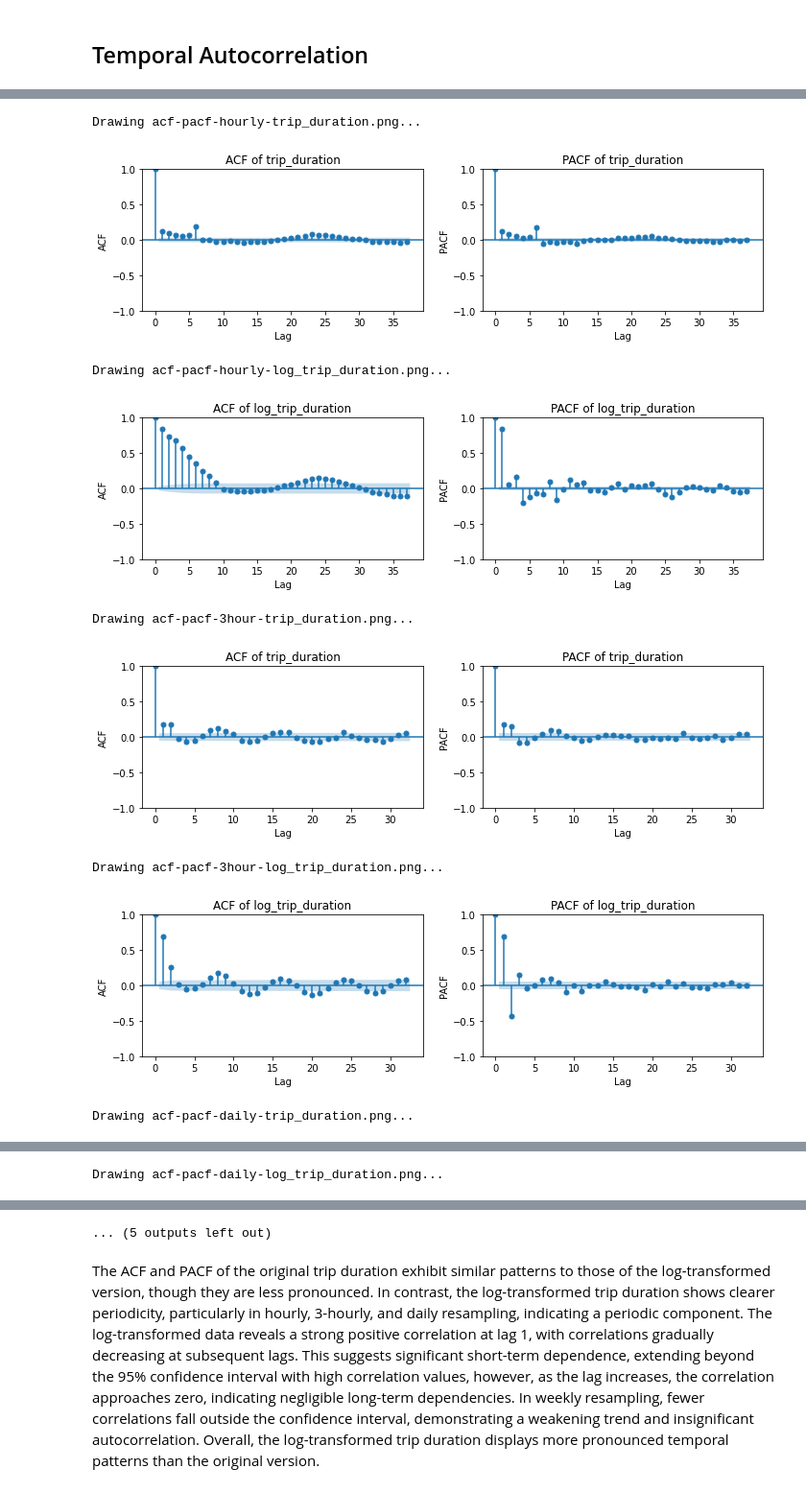
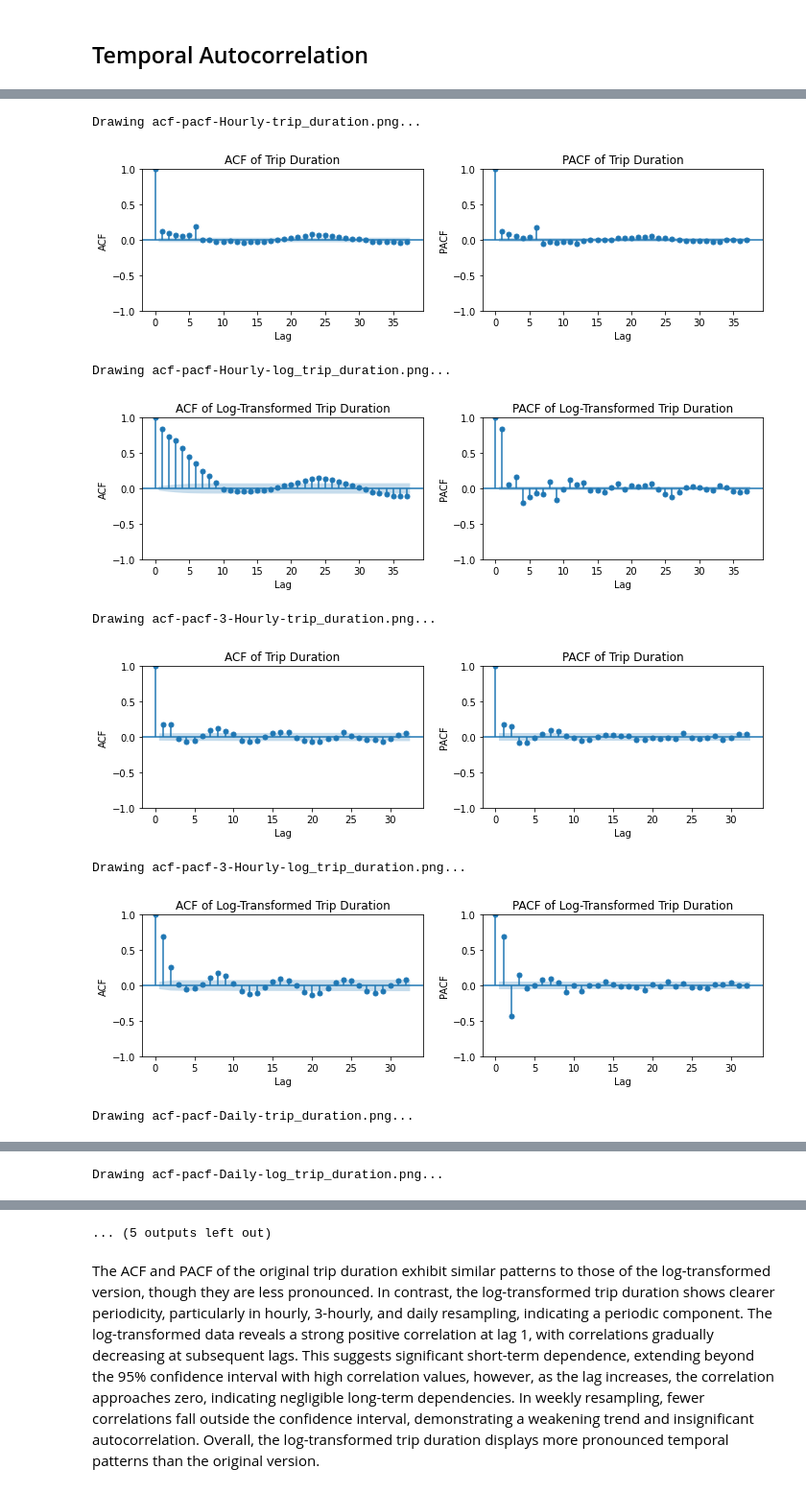
Before and after one commit to Qi-YOU/CEGE0042-STDM, a Jupyter notebook: autocorrelation.ipynb, the cells around one changed output, grey strips where cells are left out. Shown: that part at 96% size. Cells and saved outputs as stored; diff of their text form; code cells hidden in the pictures.

```diff
--- a/autocorrelation.ipynb
+++ b/autocorrelation.ipynb
@@ -150,7 +150,7 @@ Wall time: 1.1 s
 # %%
 %%time
 
-def plot_acf_pacf(df, col_name, save_name=None):
+def plot_acf_pacf(df, col_name, save_name=None, general_title=None):
     """
     Plots and saves the ACF and PACF of the specified column in the dataframe.
 
@@ -159,6 +159,7 @@ def plot_acf_pacf(df, col_name, save_name=None):
     col_name (str): The column name to plot the ACF and PACF for.
     save_name (str): The filename (without path) to save the resulting PNG file.
                      If None, uses the column name as default.
+    general_title (str): A general title for the entire figure. If None, no title is added.
     """
     # Create the 'images' directory if it doesn't exist
     if not os.path.exists("images"):
@@ -168,13 +169,21 @@ def plot_acf_pacf(df, col_name, save_name=None):
     if save_name is None:
         save_name = f"acf-pacf-{col_name}.png"
 
+    # Convert Col Names into Titles
+    if col_name == "trip_duration":
+        col_title = "Trip Duration"
+    elif col_name == "log_trip_duration":
+        col_title = "Log-Transformed Trip Duration"
+    else:
+        raise ValueError("col_name not handled!")
+
     # Set the full save path in the images folder
     save_path = os.path.join("images", save_name)
 
     fig, axes = plt.subplots(1, 2, figsize=(10, 3))
 
-    plot_acf(df[col_name], ax=axes[0], title=f"ACF of {col_name}")
-    plot_pacf(df[col_name], ax=axes[1], title=f"PACF of {col_name}")
+    plot_acf(df[col_name], ax=axes[0], title=f"ACF of {col_title}")
+    plot_pacf(df[col_name], ax=axes[1], title=f"PACF of {col_title}")
 
     # Adding labels to the ACF and PACF
     axes[0].set_xlabel("Lag")
@@ -182,8 +191,12 @@ def plot_acf_pacf(df, col_name, save_name=None):
     axes[1].set_xlabel("Lag")
     axes[1].set_ylabel("PACF")
 
+    # Adding a general title if passed
+    if general_title:
+        fig.suptitle(general_title, fontsize=16)
+
     fig.tight_layout()
-    plt.savefig(save_path)
+    plt.savefig(save_path, dpi=300,  bbox_inches='tight')
     plt.show()
 # %% [output]
 CPU times: user 3 µs, sys: 1 µs, total: 4 µs
@@ -191,32 +204,46 @@ Wall time: 17.2 µs
 # %%
 %%time
 
 # List of resampled dataframes
 resampled_datasets = {
-    "hourly": resampled_data_hourly,
-    "3hour": resampled_data_3hour,
-    "daily": resampled_data_daily,
-    "weekly": resampled_data_weekly
+    "Hourly": resampled_data_hourly,
+    "3-Hourly": resampled_data_3hour,
+    "Daily": resampled_data_daily,
+    "Weekly": resampled_data_weekly
 }
 
 # List of columns to plot
 columns_to_plot = ["trip_duration", "log_trip_duration"]
 
+# Set global font size for all plot elements
+plt.rcParams.update({'font.size': 14})  # Update all font sizes to 14
+
 # Loop through each resampled dataset and column
 for resample_name, resampled_df in resampled_datasets.items():
     for col_name in columns_to_plot:
         save_name = f"acf-pacf-{resample_name}-{col_name}.png"
+
+        # Create the general title
+        if col_name == "log_trip_duration":
+            general_title = f"ACF and PACF for Logged Trip Duration for {resample_name.capitalize()} Resampled Data"
+        else:
+            general_title = f"ACF and PACF for Trip Duration for {resample_name.capitalize()} Resampled Data"
+
         print(f"Drawing {save_name}...")
-        plot_acf_pacf(resampled_df, col_name, save_name)
+        plot_acf_pacf(resampled_df, col_name, save_name, general_title=None)
+
+
+# Reset global font size for all plot elements
+plt.rcParams.update({'font.size': 12})  # Update all font sizes to 12
 # %% [output]
-Drawing acf-pacf-hourly-trip_duration.png...
+Drawing acf-pacf-Hourly-trip_duration.png...
 [figure]
-Drawing acf-pacf-hourly-log_trip_duration.png...
+Drawing acf-pacf-Hourly-log_trip_duration.png...
-[figure, old version]
+[figure, new version]
-Drawing acf-pacf-3hour-trip_duration.png...
+Drawing acf-pacf-3-Hourly-trip_duration.png...
 [figure]
-Drawing acf-pacf-3hour-log_trip_duration.png...
+Drawing acf-pacf-3-Hourly-log_trip_duration.png...
-[figure, old version]
+[figure, new version]
-Drawing acf-pacf-daily-trip_duration.png...
+Drawing acf-pacf-Daily-trip_duration.png...
 [figure]
-Drawing acf-pacf-daily-log_trip_duration.png...
+Drawing acf-pacf-Daily-log_trip_duration.png...
```
Also changed, not shown: parts of 12 cells of this notebook, 1 other file.
